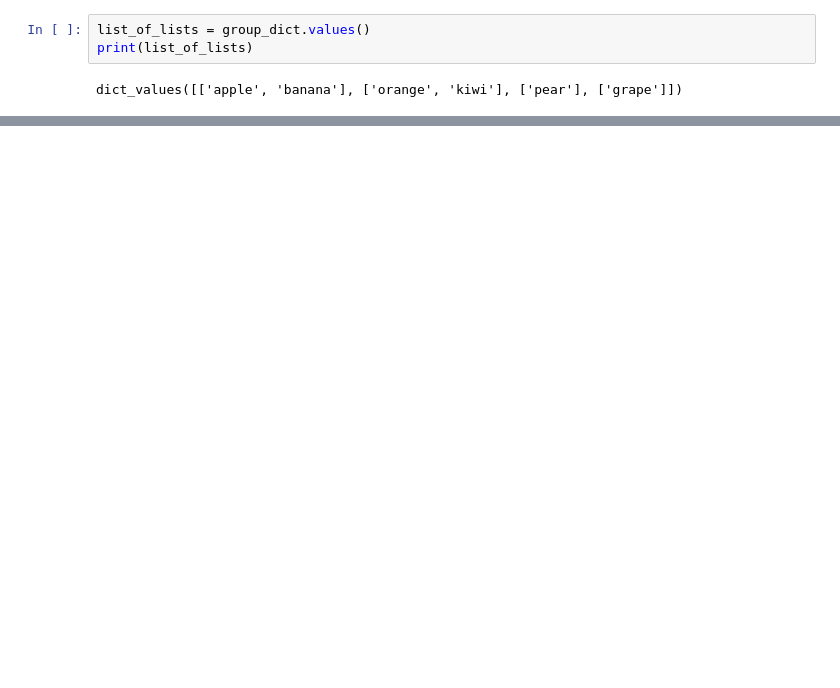
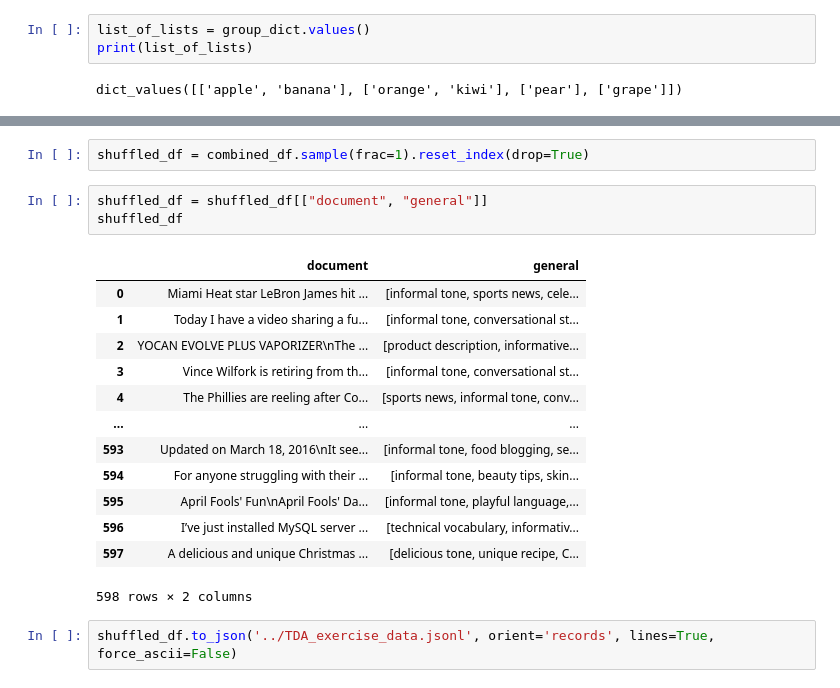
Before and after one commit to TurkuNLP/LLM_document_descriptors, a Jupyter notebook: notebooks/sandbox.ipynb, the cells around one changed output, grey strips where cells are left out. Drawn from its saved outputs; the diff is of its cells as text; blank space fills up the shorter version.

```diff
--- a/notebooks/sandbox.ipynb
+++ b/notebooks/sandbox.ipynb
@@ -167,0 +222,21 @@ dict_values([['apple', 'banana'], ['orange', 'kiwi'], ['pear'], ['grape']])
+# %%
+shuffled_df = combined_df.sample(frac=1).reset_index(drop=True)
+# %%
+shuffled_df = shuffled_df[["document", "general"]]
+shuffled_df
+# %% [output]
+|  | document | general |
+| 0 | Miami Heat star LeBron James hit ... | [informal tone, sports news, cele... |
+| 1 | Today I have a video sharing a fu... | [informal tone, conversational st... |
+| 2 | YOCAN EVOLVE PLUS VAPORIZER\nThe ... | [product description, informative... |
+| 3 | Vince Wilfork is retiring from th... | [informal tone, conversational st... |
+| 4 | The Phillies are reeling after Co... | [sports news, informal tone, conv... |
+| ... | ... | ... |
+| 593 | Updated on March 18, 2016\nIt see... | [informal tone, food blogging, se... |
+| 594 | For anyone struggling with their ... | [informal tone, beauty tips, skin... |
+| 595 | April Fools' Fun\nApril Fools' Da... | [informal tone, playful language,... |
+| 596 | I’ve just installed MySQL server ... | [technical vocabulary, informativ... |
+| 597 | A delicious and unique Christmas ... | [delicious tone, unique recipe, C... |
+598 rows × 2 columns
+# %%
+shuffled_df.to_json('../TDA_exercise_data.jsonl', orient='records', lines=True, force_ascii=False)
```
Also changed, not shown: parts of 15 cells of this notebook, 1 other file.
